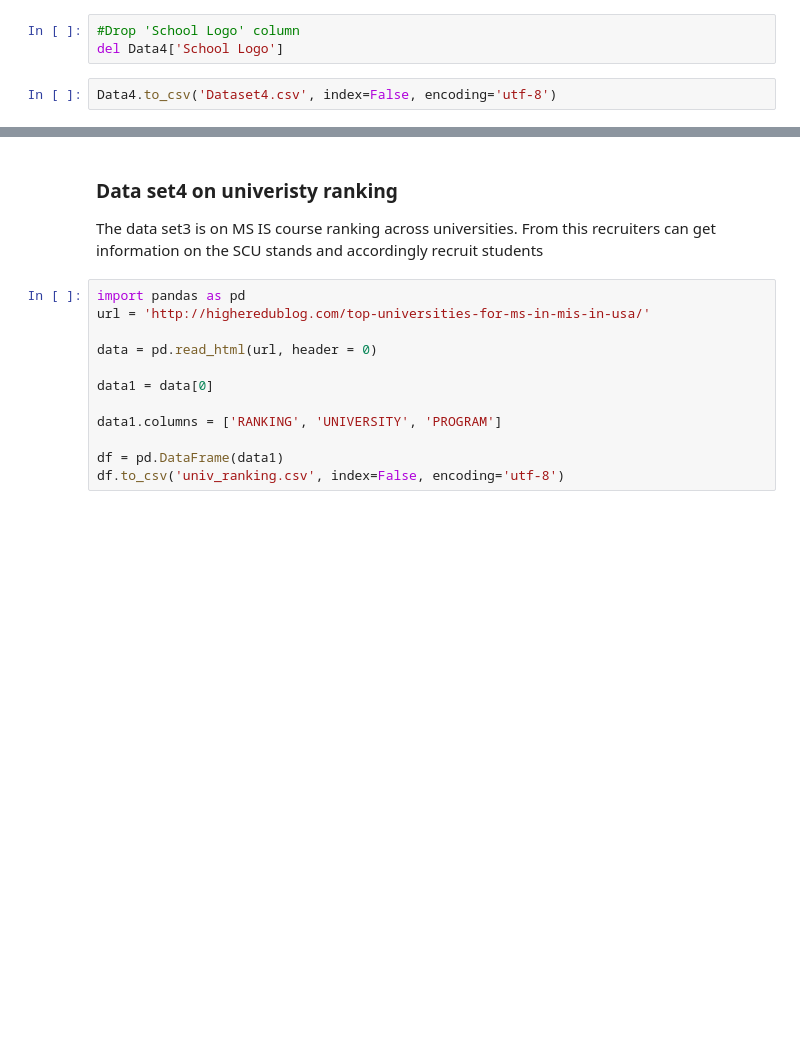
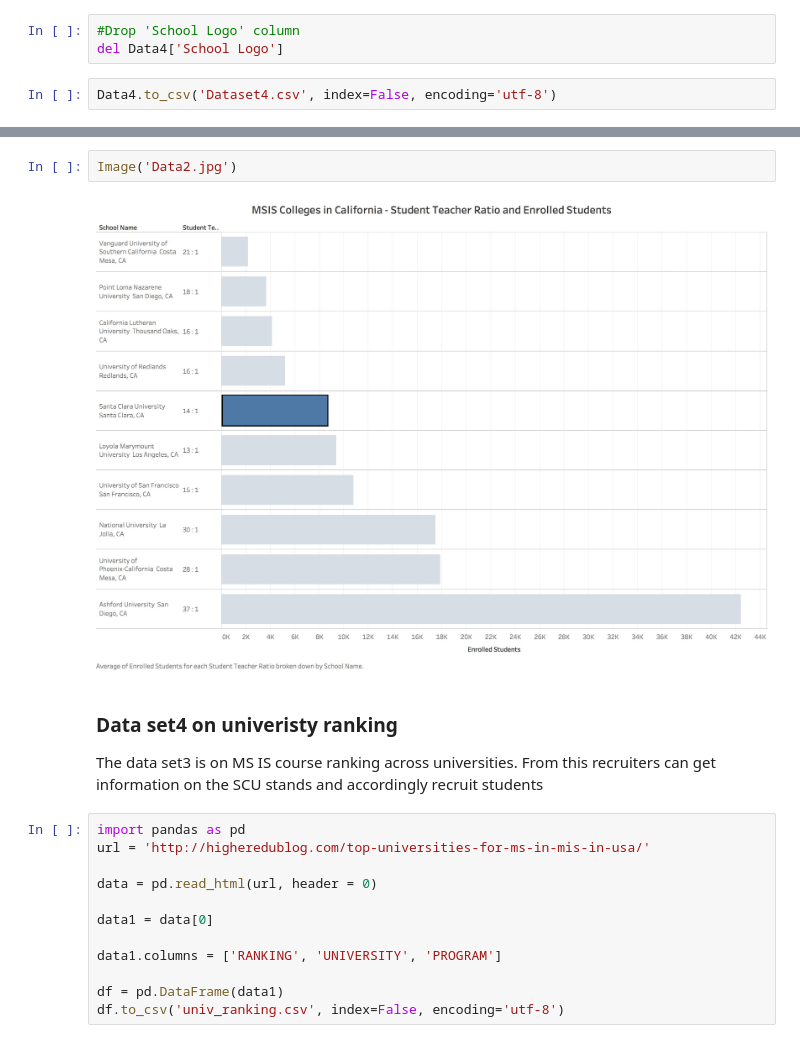
Before and after one commit to nrajeswaran/Data-Visualization, a Jupyter notebook: Lab4_DataScrapping_NR.ipynb, the cells around one changed output, grey strips where cells are left out. Saved outputs shown, nothing was run; the diff lists cells and outputs as text; blank space fills up the shorter version.

```diff
--- a/Lab4_DataScrapping_NR.ipynb
+++ b/Lab4_DataScrapping_NR.ipynb
@@ -95,3 +95,7 @@ Data4.to_csv('Dataset4.csv', index=False, encoding='utf-8')
+# %%
+Image('Data2.jpg')
+# %% [output]
+[figure, added]
 # %% [markdown]
 ### Data set4 on univeristy ranking
 
```
Also changed, not shown: parts of 5 cells of this notebook.
